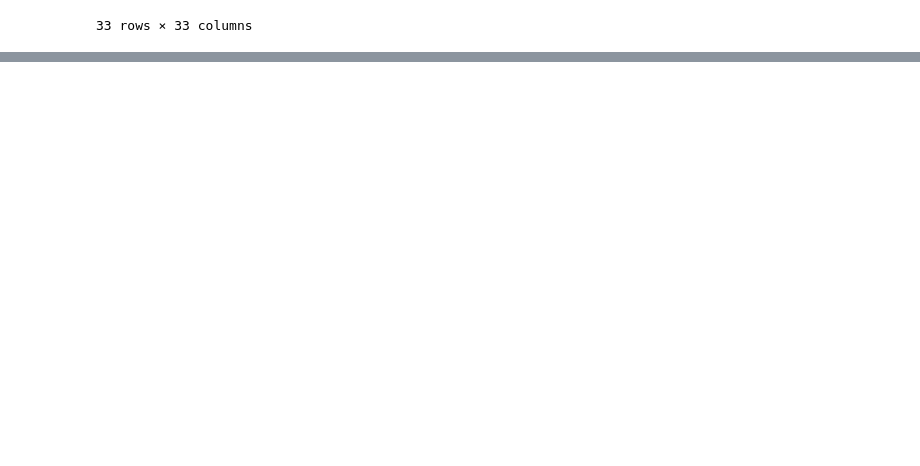
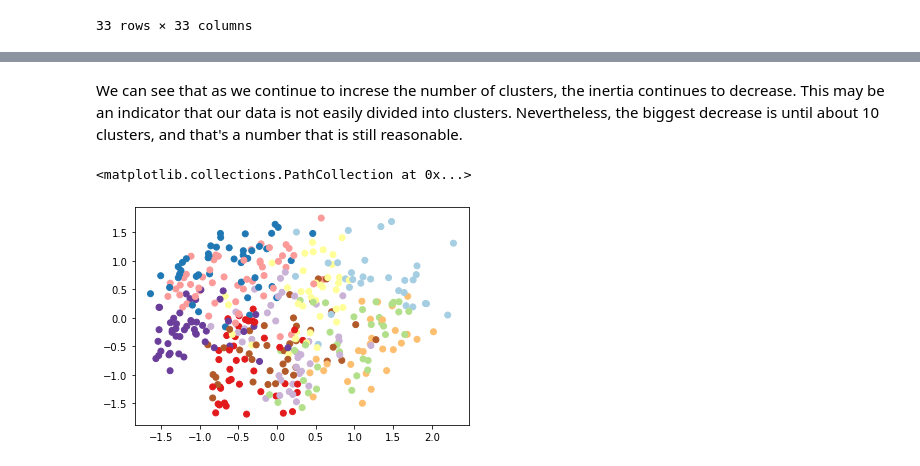
Before and after one commit to luizfysouza/SD201, a Jupyter notebook: Untitled.ipynb, the cells around one changed output, grey strips where cells are left out. Drawn from its saved outputs; the diff is of its cells as text; code cells hidden in the pictures; blank space fills up the shorter version.

```diff
--- a/Untitled.ipynb
+++ b/Untitled.ipynb
@@ -100,0 +170,12 @@ corr
+# %% [markdown]
+We can see that as we continue to increse the number of clusters, the inertia continues to decrease. This may be an indicator that our data is not easily divided into clusters. Nevertheless, the biggest decrease is until about 10 clusters, and that's a number that is still reasonable.
+# %%
+clustered_data = KMeans(n_clusters=10).fit_predict(norm_data)
+
+pca = PCA(n_components=2)
+pca_data = pca.fit_transform(norm_data)
+
+plt.scatter(pca_data[:,0], pca_data[:,1], c=clustered_data, cmap='Paired')
+# %% [output]
+<matplotlib.collections.PathCollection at 0x...>
+[figure, added]
```
Also changed, not shown: parts of 5 cells of this notebook, 2 other files.
